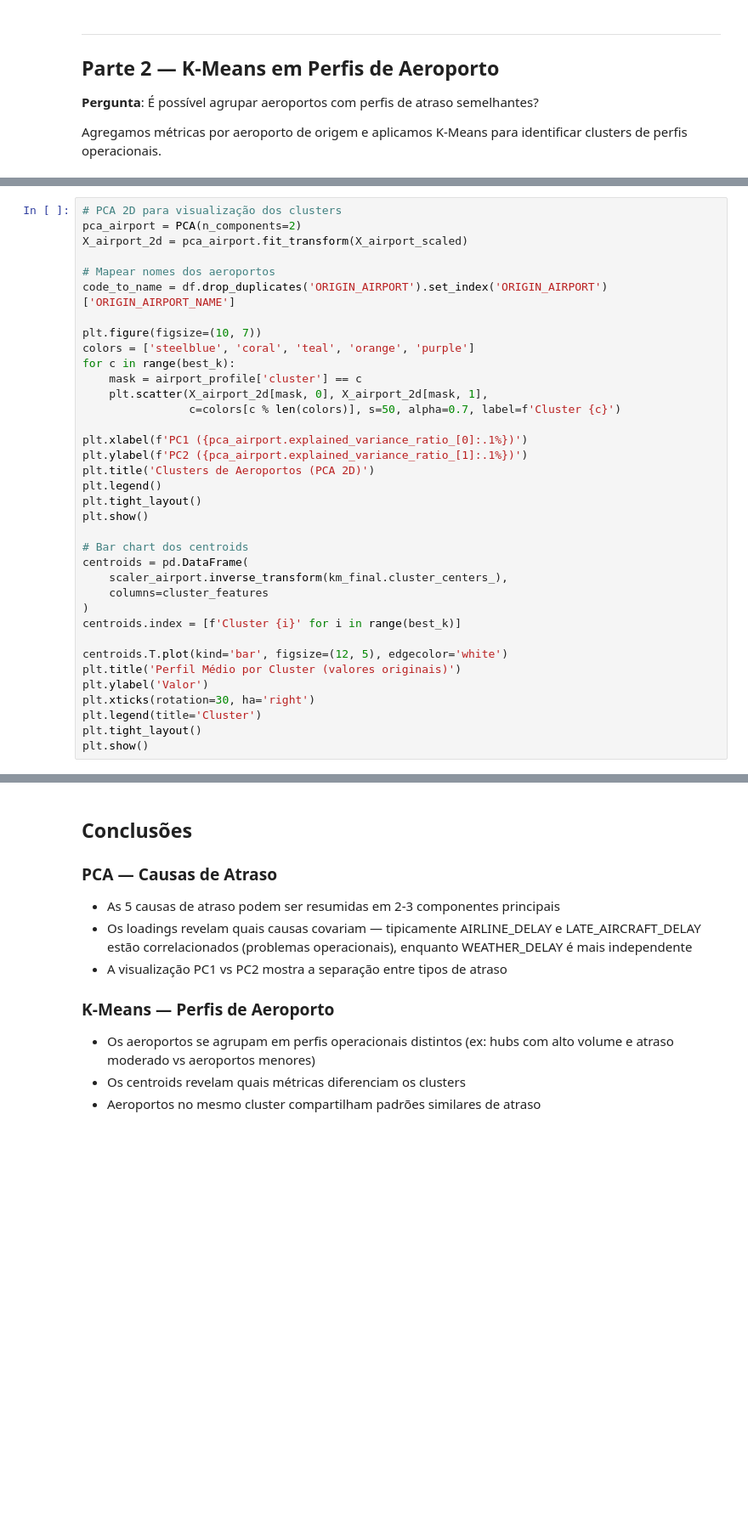
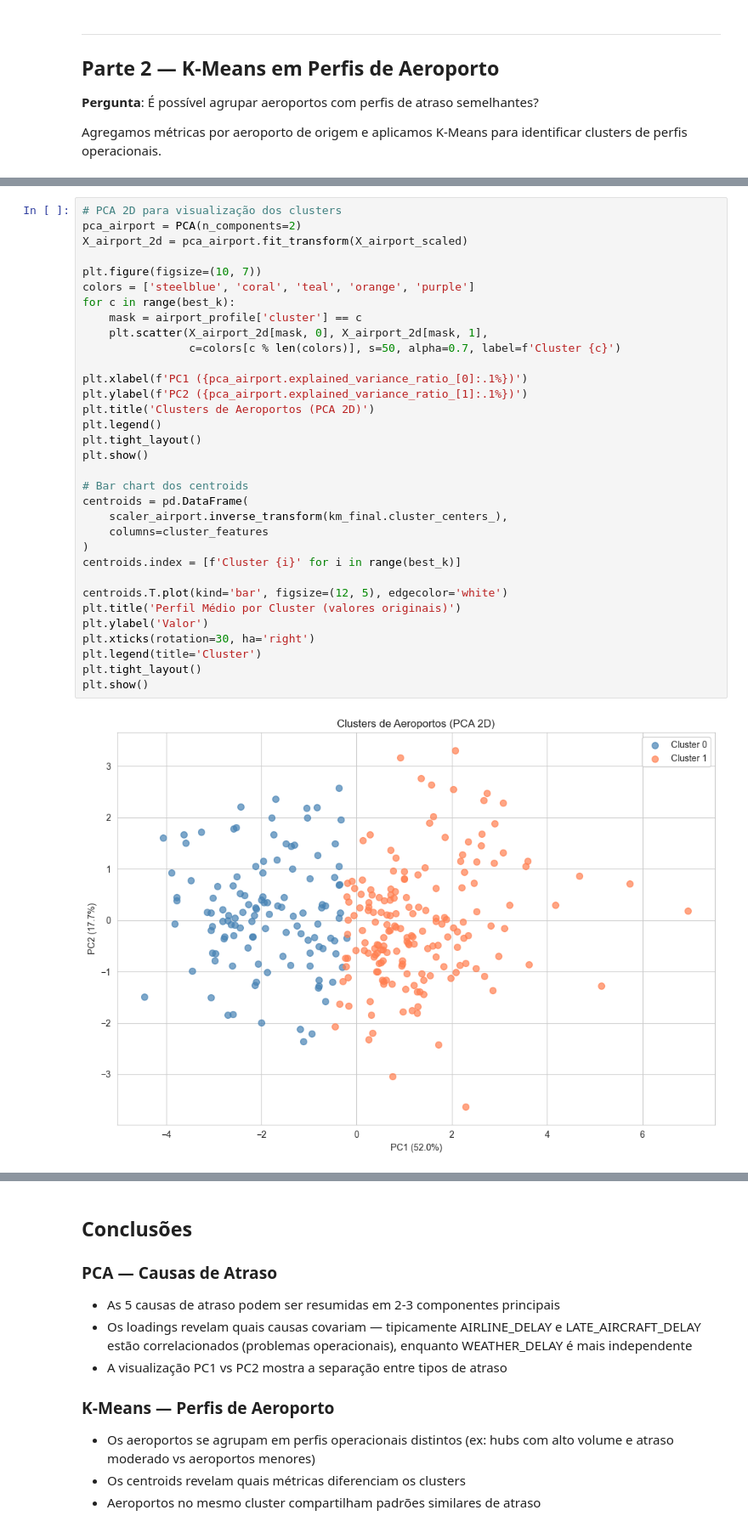
Before and after one commit to vitorpaixao/flight-deley--prediction, a Jupyter notebook: notebooks/4-modelagem_nao_supervisionada.ipynb, the cells around one changed output, grey strips where cells are left out. Shown at 85% size. Drawn from its saved outputs; the diff is of its cells as text; blank space fills up the shorter version.

```diff
--- a/notebooks/4-modelagem_nao_supervisionada.ipynb
+++ b/notebooks/4-modelagem_nao_supervisionada.ipynb
@@ -190,35 +260,34 @@ print(airport_profile['cluster'].value_counts().sort_index())
 # PCA 2D para visualização dos clusters
 pca_airport = PCA(n_components=2)
 X_airport_2d = pca_airport.fit_transform(X_airport_scaled)
-
-# Mapear nomes dos aeroportos
-code_to_name = df.drop_duplicates('ORIGIN_AIRPORT').set_index('ORIGIN_AIRPORT')['ORIGIN_AIRPORT_NAME']
 
 plt.figure(figsize=(10, 7))
 colors = ['steelblue', 'coral', 'teal', 'orange', 'purple']
 for c in range(best_k):
     mask = airport_profile['cluster'] == c
     plt.scatter(X_airport_2d[mask, 0], X_airport_2d[mask, 1],
                 c=colors[c % len(colors)], s=50, alpha=0.7, label=f'Cluster {c}')
 
 plt.xlabel(f'PC1 ({pca_airport.explained_variance_ratio_[0]:.1%})')
 plt.ylabel(f'PC2 ({pca_airport.explained_variance_ratio_[1]:.1%})')
 plt.title('Clusters de Aeroportos (PCA 2D)')
 plt.legend()
 plt.tight_layout()
 plt.show()
 
 # Bar chart dos centroids
 centroids = pd.DataFrame(
     scaler_airport.inverse_transform(km_final.cluster_centers_),
     columns=cluster_features
 )
 centroids.index = [f'Cluster {i}' for i in range(best_k)]
 
 centroids.T.plot(kind='bar', figsize=(12, 5), edgecolor='white')
 plt.title('Perfil Médio por Cluster (valores originais)')
 plt.ylabel('Valor')
 plt.xticks(rotation=30, ha='right')
 plt.legend(title='Cluster')
 plt.tight_layout()
 plt.show()
+# %% [output]
+[figure, added]
```
Also changed, not shown: parts of 10 cells of this notebook, 8 other files.
